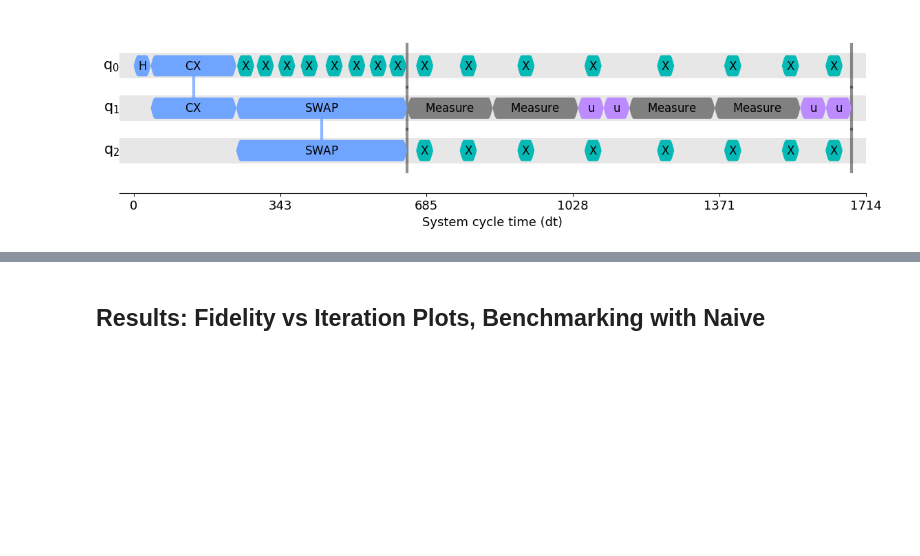
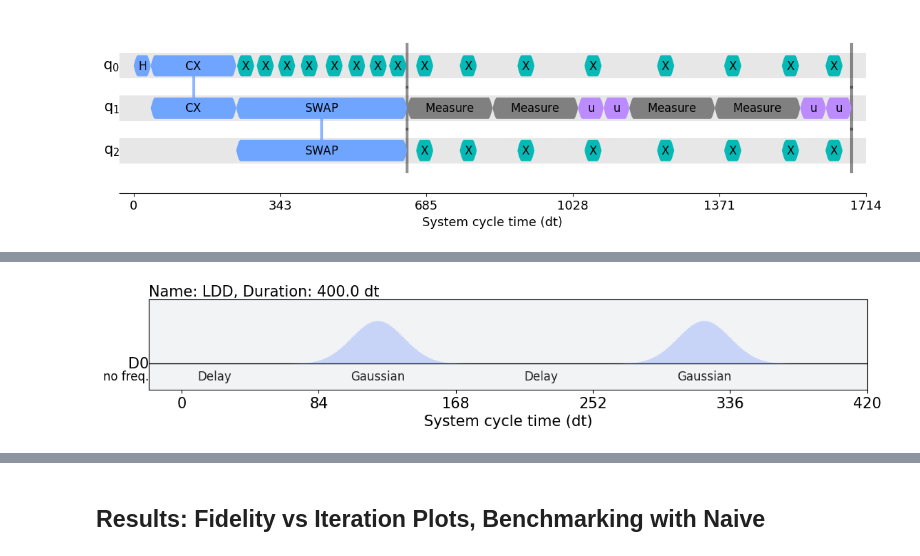
Before and after one commit to NamitA-844/Qiskit-Hackathon-WoQ-2025, a Jupyter notebook: final_notebook.ipynb, the cells around one changed output, grey strips where cells are left out. Cells and saved outputs as stored; diff of their text form; code cells hidden in the pictures; blank space fills up the shorter version.

```diff
--- a/final_notebook.ipynb
+++ b/final_notebook.ipynb
@@ -225,0 +314,30 @@ timeline_drawer(circ_dd, target=target)
+# %%
+from qiskit import pulse
+from qiskit.pulse  import *
+from qiskit_ibm_runtime.fake_provider import *
+
+def LDD_sequence(tau, theta, phi, lam, dt, qbit, r):
+    duration = int(160)
+    amp = 0.2
+    sigma = duration/10
+
+    with pulse.build(name = "LDD") as ldd_seq:
+        d0 = pulse.DriveChannel(qbit)
+        for i in range(r):
+            pulse.delay(tau, d0)
+            pulse.shift_phase(theta, d0) #z
+            pulse.play(pulse.Gaussian(duration, amp, sigma), d0) #y
+            pulse.shift_phase(lam, d0) #z
+            pulse.delay(tau, d0)
+            pulse.shift_phase(-theta, d0) #z
+            pulse.play(pulse.Gaussian(duration, amp, sigma), d0) #y
+            pulse.shift_phase(-lam, d0) #z
+        #pulse.delay(tau, d0)
+        #ldd_seq.draw()
+
+    return ldd_seq
+# %%
+schedule = LDD_sequence(40, 0, 0, 0, 1e-9, 0, 1)
+schedule.draw()
+# %% [output]
+[figure, added]
```
Also changed, not shown: parts of 16 cells of this notebook.
